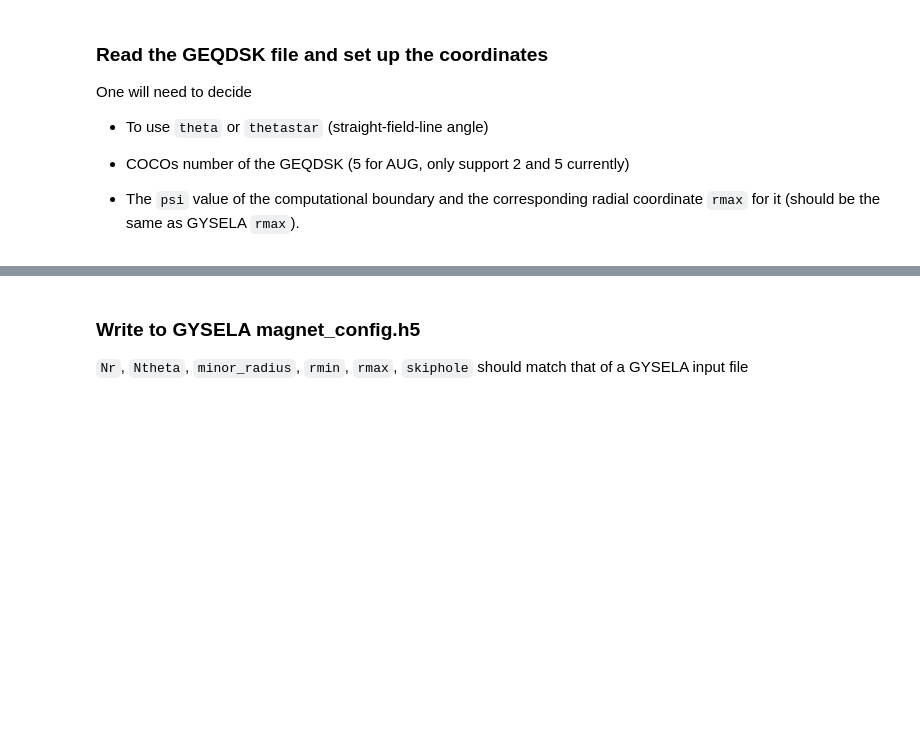
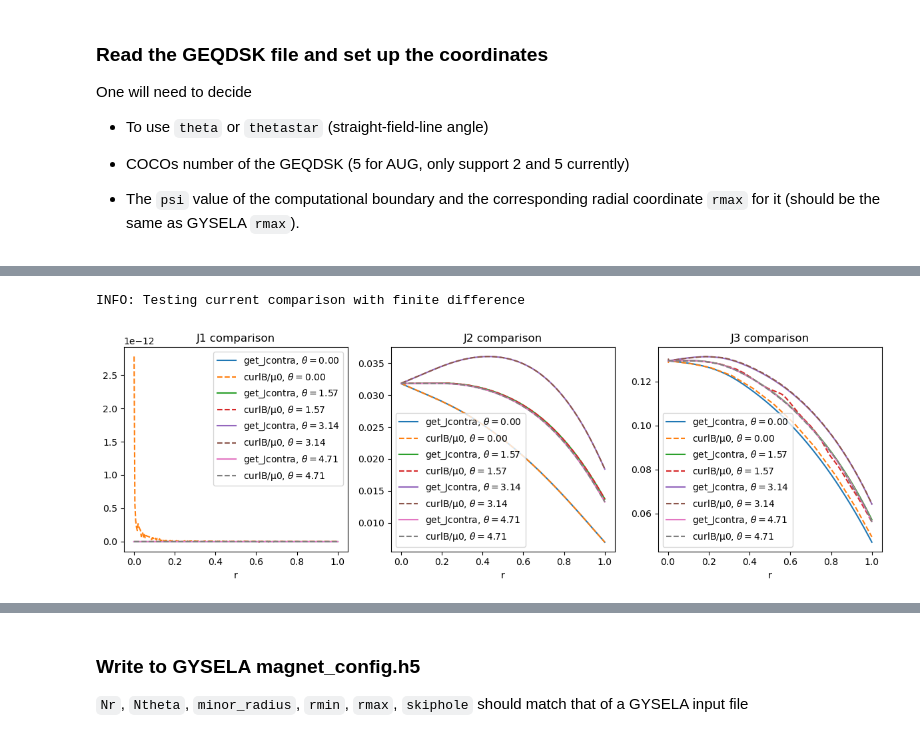
Before and after one commit to gyselax/gysela_magnet_conf, a Jupyter notebook: examples/geqdsk.ipynb, the cells around one changed output, grey strips where cells are left out. Drawn from its saved outputs; the diff is of its cells as text; code cells hidden in the pictures; blank space fills up the shorter version.

```diff
--- a/examples/geqdsk.ipynb
+++ b/examples/geqdsk.ipynb
@@ -40,0 +49,5 @@ eqdskmc.plot_flux_surfaces(normalised_units=True)
+# %%
+eqdskmc.test_current2D()
+# %% [output]
+INFO: Testing current comparison with finite difference
+[figure, added]
```
Also changed, not shown: parts of 6 cells of this notebook, 8 other files.
